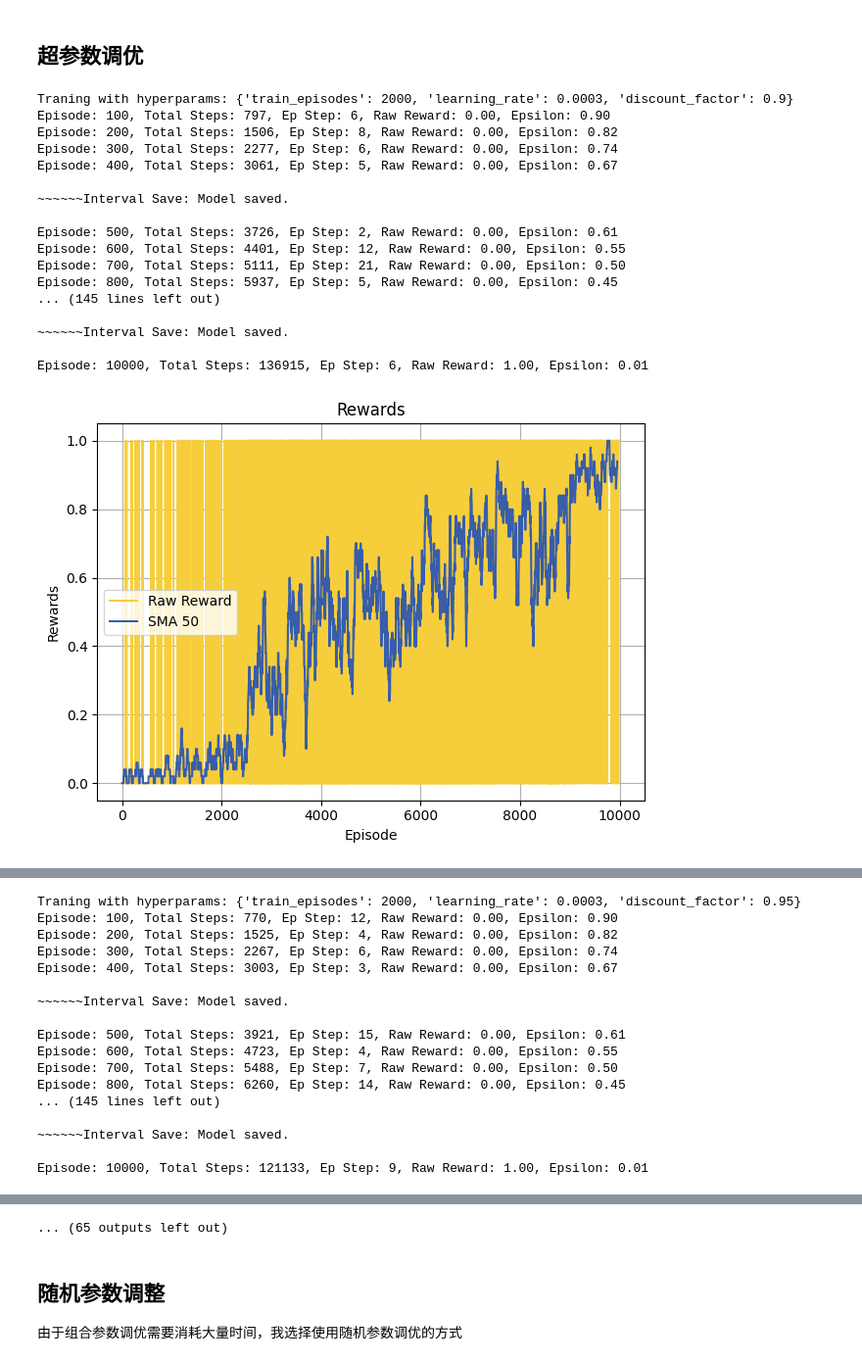
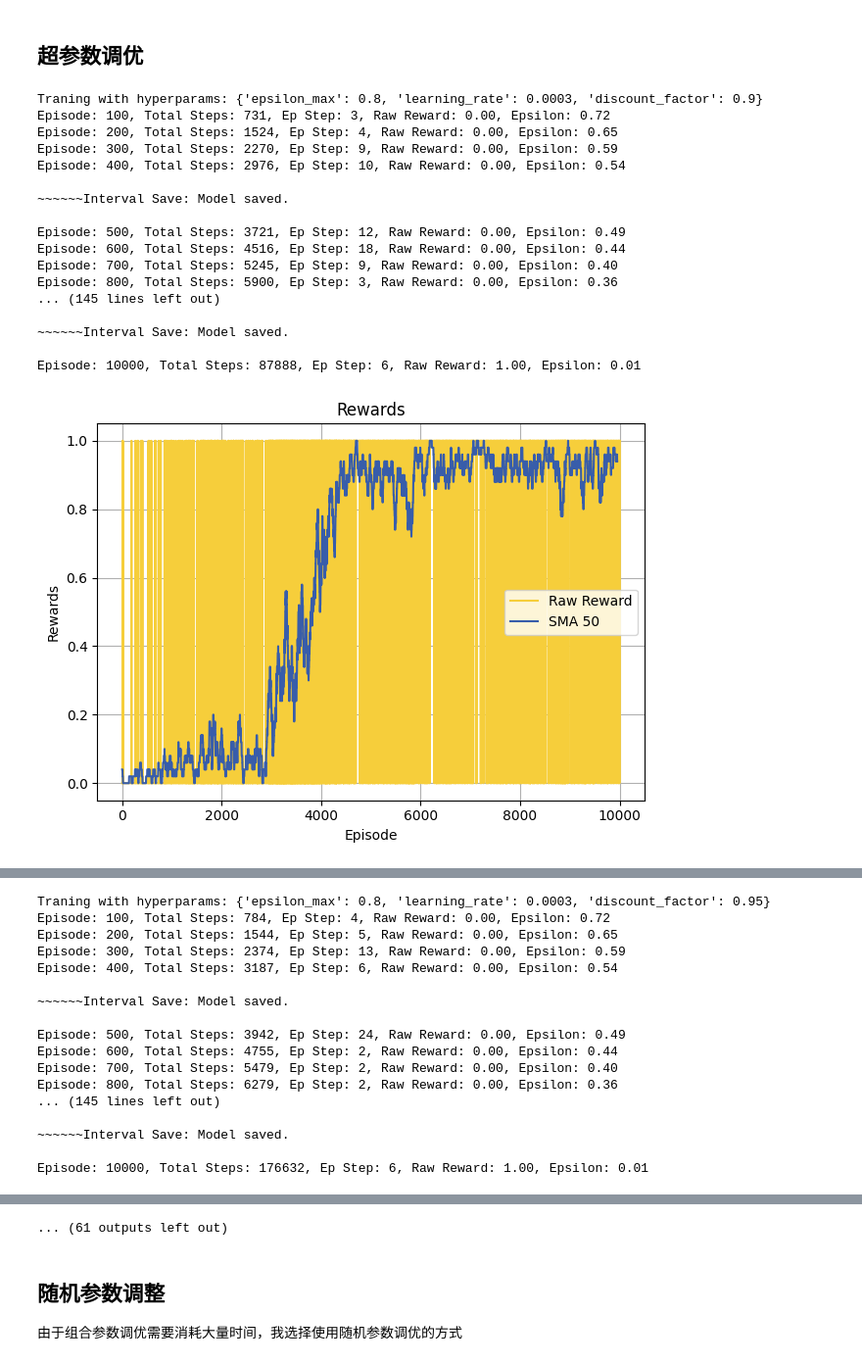
Before and after one commit to ShellyLeee/STA303-24F-Project, a Jupyter notebook: DDQN/code/frozenlake_DDQN.ipynb, the cells around one changed output, grey strips where cells are left out. Shown at 98% size. Drawn from its saved outputs; the diff is of its cells as text; code cells hidden in the pictures.

```diff
--- a/DDQN/code/frozenlake_DDQN.ipynb
+++ b/DDQN/code/frozenlake_DDQN.ipynb
@@ -357,6 +356,7 @@ class Trainer:
 if __name__ == "__main__":
     method_name = "double_dqn"  # 修改方法名称为 double_dqn
     train_mode = True
+    train_episodes = 10000
     render = not train_mode
     map_size = 4  # Start with 4x4 map
     seed = 1
@@ -374,8 +374,8 @@ if __name__ == "__main__":
         "discount_factor": 0.93,
         "batch_size": 32,
         "update_frequency": 10,
-        "max_episodes": 10000 if train_mode else 10,
-        "train_episodes": 10000,
+        "max_episodes": train_episodes if train_mode else 10,
+        "train_episodes": train_episodes,
         "max_steps": 200,
         "render": render,
         "epsilon_max": 0.999 if train_mode else -1,
@@ -403,3 +403,8 @@ if __name__ == "__main__":
     # Create agent and trainer
     agent = DQNAgent(env, config)
     trainer = Trainer(env, agent, config)
+    # Train or test
+    if config['train_mode']:
+        trainer.train()
+    else:
+        trainer.test()
@@ -504,10 +503,12 @@ def Analysis(train_episodes,learning_rate, discount_factor):
 # %%
 import numpy as np
 import itertools
+import torch
+device = torch.device("cpu")
 
 # 参数名和搜索空间
-param_names = ["train_episodes","learning_rate","discount_factor"]
-param_values = [[2000,5000,15000],[0.0003,0.001,0.01],[0.9,0.95,0.97]]
+param_names = ["epsilon_max","learning_rate","discount_factor"]
+param_values = [[0.8,0.99],[0.0003,0.001,0.01],[0.9,0.95,0.97]]
 param_combinations = list(itertools.product(*param_values))
 
 results = []
@@ -521,41 +522,41 @@ for params in param_combinations:
     config.update(hyperparams)
     # 创建新坏境
     env = gym.make(
         'FrozenLake-v1',
         map_name = f"{config['map_size']}x{config['map_size']}",
         is_slippery = True,
         max_episode_steps = config['max_steps']
     )
     env.reset(seed=config.get('seed', 0))
     env.action_space.seed(config.get('seed', 0))
 
     # 创建代理和训练器
     agent = DQNAgent(env, config)
     trainer = Trainer(env, agent, config)
     # 训练并记录结果
     trainer.train()
     avg_reward = np.mean(trainer.reward_history[-100:])  # 最近 100 个 episode 的平均奖励
     results.append((hyperparams, avg_reward))
 
 # 输出最佳超参数组合和对应的平均奖励
 best_params = max(results, key=lambda x: x[1])
 print(f"Best hyperparams: {best_params[0]} with average reward: {best_params[1]:.2f}")
 # %% [output]
-Traning with hyperparams: {'train_episodes': 2000, 'learning_rate': 0.0003, 'discount_factor': 0.9}
-Episode: 100, Total Steps: 797, Ep Step: 6, Raw Reward: 0.00, Epsilon: 0.90
-Episode: 200, Total Steps: 1506, Ep Step: 8, Raw Reward: 0.00, Epsilon: 0.82
-Episode: 300, Total Steps: 2277, Ep Step: 6, Raw Reward: 0.00, Epsilon: 0.74
-Episode: 400, Total Steps: 3061, Ep Step: 5, Raw Reward: 0.00, Epsilon: 0.67
+Traning with hyperparams: {'epsilon_max': 0.8, 'learning_rate': 0.0003, 'discount_factor': 0.9}
+Episode: 100, Total Steps: 731, Ep Step: 3, Raw Reward: 0.00, Epsilon: 0.72
+Episode: 200, Total Steps: 1524, Ep Step: 4, Raw Reward: 0.00, Epsilon: 0.65
+Episode: 300, Total Steps: 2270, Ep Step: 9, Raw Reward: 0.00, Epsilon: 0.59
+Episode: 400, Total Steps: 2976, Ep Step: 10, Raw Reward: 0.00, Epsilon: 0.54
 
 ~~~~~~Interval Save: Model saved.
 
-Episode: 500, Total Steps: 3726, Ep Step: 2, Raw Reward: 0.00, Epsilon: 0.61
-Episode: 600, Total Steps: 4401, Ep Step: 12, Raw Reward: 0.00, Epsilon: 0.55
-Episode: 700, Total Steps: 5111, Ep Step: 21, Raw Reward: 0.00, Epsilon: 0.50
-Episode: 800, Total Steps: 5937, Ep Step: 5, Raw Reward: 0.00, Epsilon: 0.45
+Episode: 500, Total Steps: 3721, Ep Step: 12, Raw Reward: 0.00, Epsilon: 0.49
+Episode: 600, Total Steps: 4516, Ep Step: 18, Raw Reward: 0.00, Epsilon: 0.44
+Episode: 700, Total Steps: 5245, Ep Step: 9, Raw Reward: 0.00, Epsilon: 0.40
+Episode: 800, Total Steps: 5900, Ep Step: 3, Raw Reward: 0.00, Epsilon: 0.36
 ... (145 lines left out)
 
 ~~~~~~Interval Save: Model saved.
 
-Episode: 10000, Total Steps: 136915, Ep Step: 6, Raw Reward: 1.00, Epsilon: 0.01
+Episode: 10000, Total Steps: 87888, Ep Step: 6, Raw Reward: 1.00, Epsilon: 0.01
-[figure, old version]
+[figure, new version]
@@ -564,17 +565,17 @@ Episode: 10000, Total Steps: 136915, Ep Step: 6, Raw Reward: 1.00, Epsilon: 0.01
-Traning with hyperparams: {'train_episodes': 2000, 'learning_rate': 0.0003, 'discount_factor': 0.95}
-Episode: 100, Total Steps: 770, Ep Step: 12, Raw Reward: 0.00, Epsilon: 0.90
-Episode: 200, Total Steps: 1525, Ep Step: 4, Raw Reward: 0.00, Epsilon: 0.82
-Episode: 300, Total Steps: 2267, Ep Step: 6, Raw Reward: 0.00, Epsilon: 0.74
-Episode: 400, Total Steps: 3003, Ep Step: 3, Raw Reward: 0.00, Epsilon: 0.67
+Traning with hyperparams: {'epsilon_max': 0.8, 'learning_rate': 0.0003, 'discount_factor': 0.95}
+Episode: 100, Total Steps: 784, Ep Step: 4, Raw Reward: 0.00, Epsilon: 0.72
+Episode: 200, Total Steps: 1544, Ep Step: 5, Raw Reward: 0.00, Epsilon: 0.65
+Episode: 300, Total Steps: 2374, Ep Step: 13, Raw Reward: 0.00, Epsilon: 0.59
+Episode: 400, Total Steps: 3187, Ep Step: 6, Raw Reward: 0.00, Epsilon: 0.54
 
 ~~~~~~Interval Save: Model saved.
 
-Episode: 500, Total Steps: 3921, Ep Step: 15, Raw Reward: 0.00, Epsilon: 0.61
-Episode: 600, Total Steps: 4723, Ep Step: 4, Raw Reward: 0.00, Epsilon: 0.55
-Episode: 700, Total Steps: 5488, Ep Step: 7, Raw Reward: 0.00, Epsilon: 0.50
-Episode: 800, Total Steps: 6260, Ep Step: 14, Raw Reward: 0.00, Epsilon: 0.45
+Episode: 500, Total Steps: 3942, Ep Step: 24, Raw Reward: 0.00, Epsilon: 0.49
+Episode: 600, Total Steps: 4755, Ep Step: 2, Raw Reward: 0.00, Epsilon: 0.44
+Episode: 700, Total Steps: 5479, Ep Step: 2, Raw Reward: 0.00, Epsilon: 0.40
+Episode: 800, Total Steps: 6279, Ep Step: 2, Raw Reward: 0.00, Epsilon: 0.36
 ... (145 lines left out)
 
 ~~~~~~Interval Save: Model saved.
 
-Episode: 10000, Total Steps: 121133, Ep Step: 9, Raw Reward: 1.00, Epsilon: 0.01
+Episode: 10000, Total Steps: 176632, Ep Step: 6, Raw Reward: 1.00, Epsilon: 0.01
@@ -604,4 +605,4 @@ Episode: 10000, Total Steps: 99491, Ep Step: 8, Raw Reward: 0.00, Epsilon: 0.01
-... (65 outputs left out)
+... (61 outputs left out)
 # %% [markdown]
 ## 随机参数调整
 由于组合参数调优需要消耗大量时间，我选择使用随机参数调优的方式
```
Also changed, not shown: parts of 5 cells of this notebook, 2 other files.
